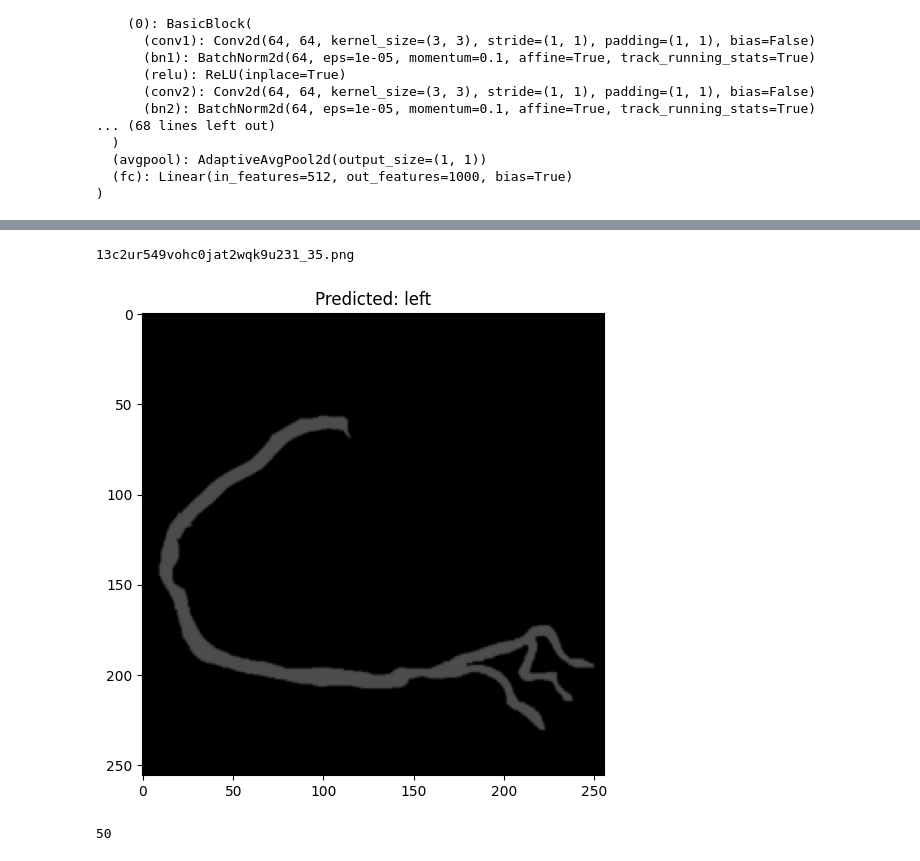
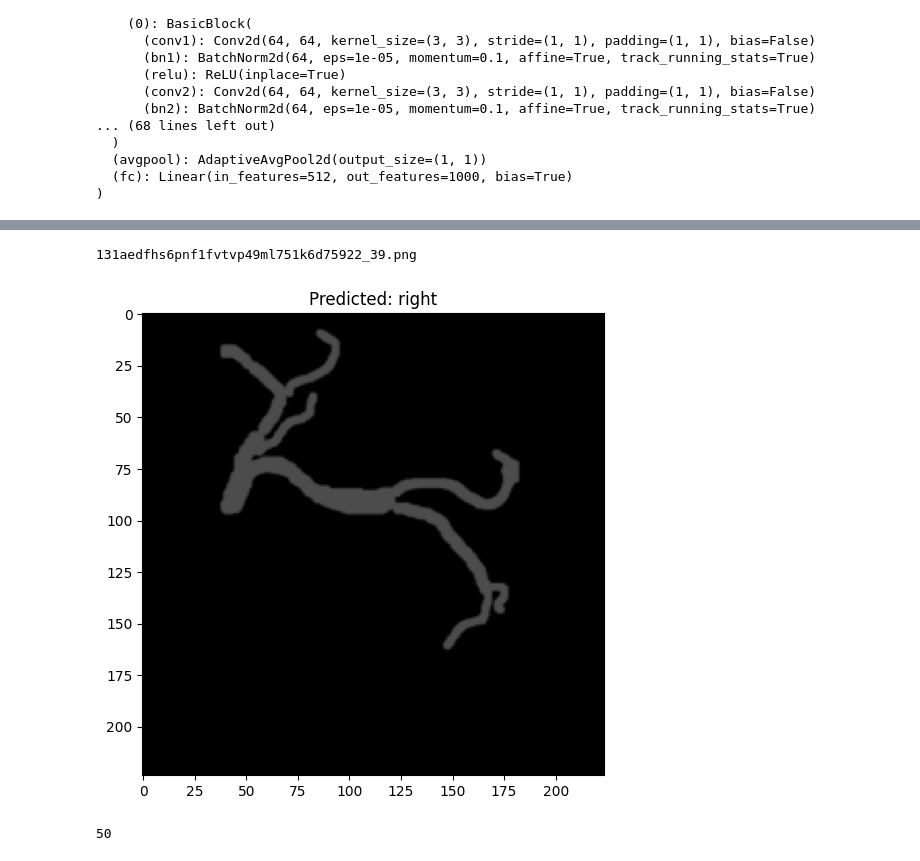
Before and after one commit to SzymixOz/semantic-segmentation-of-coronary-vessels, a Jupyter notebook: side_recognition/side_nn.ipynb, the cells around one changed output, grey strips where cells are left out. Cells and saved outputs as stored; diff of their text form; code cells hidden in the pictures.

Commit message:
finalisation of side recognition model

```diff
--- a/side_recognition/side_nn.ipynb
+++ b/side_recognition/side_nn.ipynb
@@ -37,20 +37,14 @@ normalize = transforms.Normalize(
 train_augs = torchvision.transforms.Compose(
     [
         torchvision.transforms.RandomResizedCrop(size=(224, 224), scale=(0.9, 1.0), ratio=(8/9, 9/8)),
-        # torchvision.transforms.Resize(256),
-        # torchvision.transforms.CenterCrop(224),
-        # torchvision.transforms.RandomHorizontalFlip(),
         torchvision.transforms.ToTensor(),
-        # normalize,
     ]
 )
 
 val_augs = torchvision.transforms.Compose(
     [
-        torchvision.transforms.Resize(256),
-        # torchvision.transforms.CenterCrop(224),
+        transforms.Resize(224),
         torchvision.transforms.ToTensor(),
-        # normalize,
     ]
 )
 # %%
@@ -281,25 +261,25 @@ image_path = 'images_by_side/train/right/13c2ur549vohc0jat2dvu3xrxb1_27.png'
 class_names = ["left", "right"]
 # %%
 import os
-# model_from_file = finetuned_net.to(device)
-# model_from_file.load_state_dict(torch.load('side_recognition_model.pth'))
+model_from_file = finetuned_net.to(device)
+model_from_file.load_state_dict(torch.load('side_recognition_model.pth'))
 
-directory_path = 'images_by_side/test/right'
+directory_path = 'images_by_side/test/left'
 
 file_names = os.listdir(directory_path)
 file_names = [f for f in file_names if os.path.isfile(os.path.join(directory_path, f))]
 
 class_names = ["left", "right"]
 
 for file_name in file_names:
     image_path = os.path.join(directory_path, file_name)
     predicted_class = visualize_prediction(image_path, model_ft, val_augs, class_names)
-    if predicted_class == "left":
+    if predicted_class == "right":
         print(file_name)
         visualize_predictionWithImage(image_path, model_ft, val_augs, class_names)
 # %% [output]
-13c2ur549vohc0jat2wqk9u231_35.png
+131aedfhs6pnf1fvtvp49ml751k6d75922_39.png
-[figure, old version]
+[figure, new version]
 # %%
 print(len(file_names))
 # %% [output]
```
Also changed, not shown: parts of 3 cells of this notebook, 1 other file.
